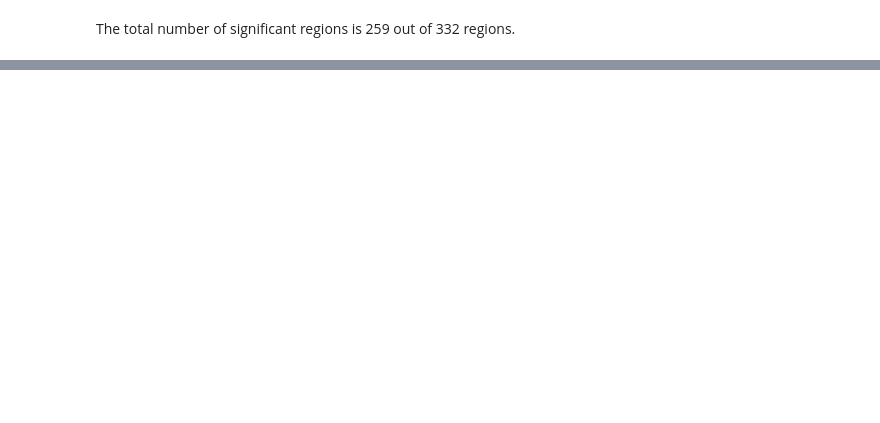
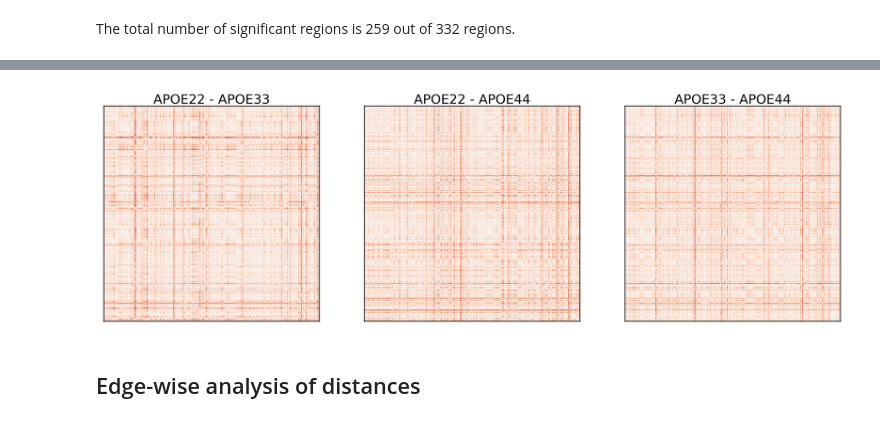
Before and after one commit to neurodata/badea-mouse, a Jupyter notebook: docs/2023-03-01-volume-differences.ipynb, the cells around one changed output, grey strips where cells are left out. Saved outputs shown, nothing was run; the diff lists cells and outputs as text; code cells hidden in the pictures; blank space fills up the shorter version.

Commit message:
new analysis

```diff
--- a/docs/2023-03-01-volume-differences.ipynb
+++ b/docs/2023-03-01-volume-differences.ipynb
@@ -230,0 +250,25 @@ The total number of significant regions is 259 out of 332 regions.
+# %%
+## plot the absolute difference in means
+fig, ax = plt.subplots(
+    ncols=3,
+    figsize=(10, 3),
+    constrained_layout=True,
+    dpi=300,
+    gridspec_kw=dict(width_ratios=[1, 1, 1]),
+)
+
+for idx, (label1, label2) in enumerate([(0, 1), (0, 2), (1, 2)]):
+    data = np.abs(means[label1] - means[label2])
+    gp.plot.adjplot(
+        data,
+        ax=ax[idx],
+        # meta=vertex_name,
+        # group=["Hemisphere_abbrev"],
+    )
+    ax[idx].set_title(
+        f"{unique_labels[label1]} - {unique_labels[label2]}", pad=0, size=12
+    )
+# %% [output]
+[figure, added]
+# %% [markdown]
+## Edge-wise analysis of distances
```
Also changed, not shown: parts of 40 cells of this notebook, 7 other files.
